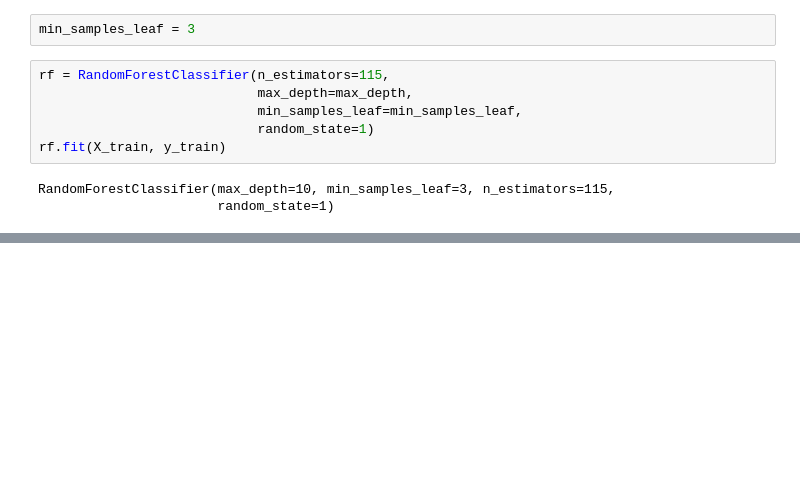
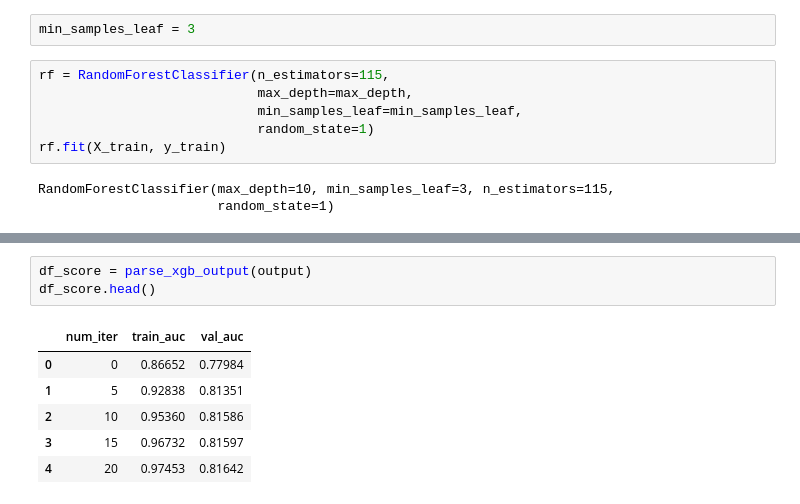
Before and after one commit to melaniesarah/data-project-decision-trees, a Jupyter notebook: notebooks/decision_trees.ipynb, the cells around one changed output, grey strips where cells are left out. Drawn from its saved outputs; the diff is of its cells as text; blank space fills up the shorter version.

```diff
--- a/notebooks/decision_trees.ipynb
+++ b/notebooks/decision_trees.ipynb
@@ -388,0 +476,10 @@ RandomForestClassifier(max_depth=10, min_samples_leaf=3, n_estimators=115,
+# %%
+df_score = parse_xgb_output(output)
+df_score.head()
+# %% [output]
+|  | num_iter | train_auc | val_auc |
+| 0 | 0 | 0.86652 | 0.77984 |
+| 1 | 5 | 0.92838 | 0.81351 |
+| 2 | 10 | 0.95360 | 0.81586 |
+| 3 | 15 | 0.96732 | 0.81597 |
+| 4 | 20 | 0.97453 | 0.81642 |
```
Also changed, not shown: parts of 18 cells of this notebook, 1 other file.
